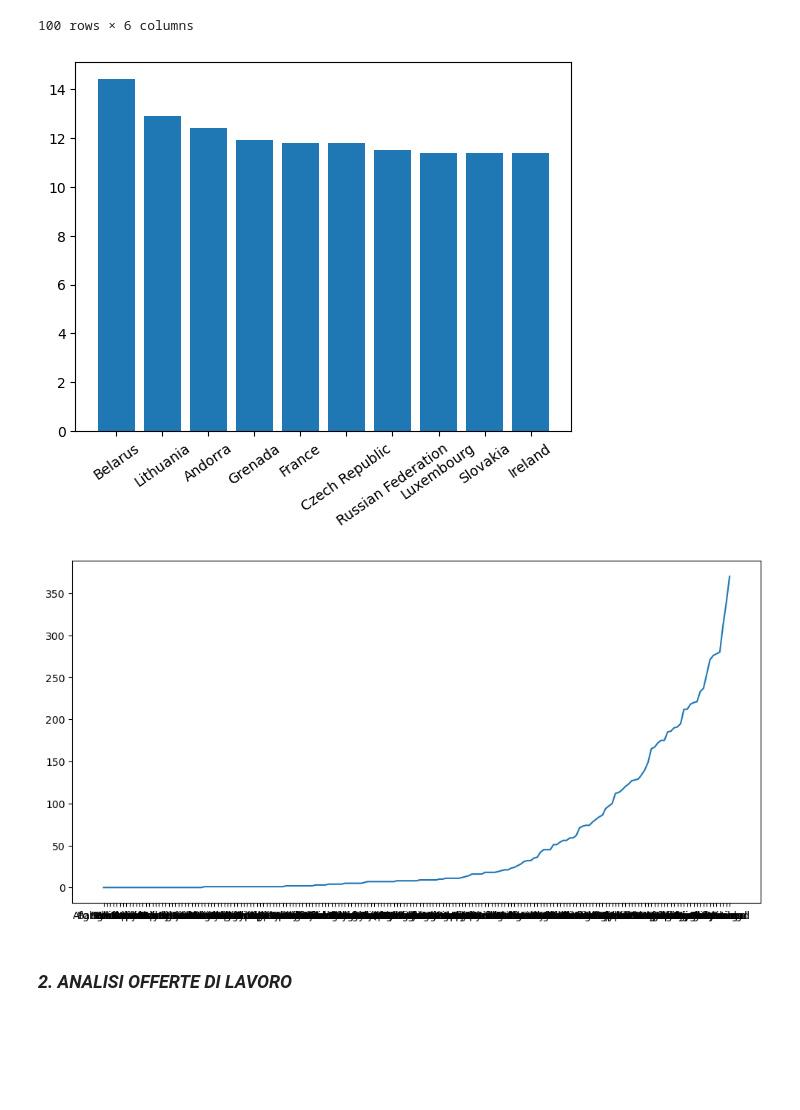
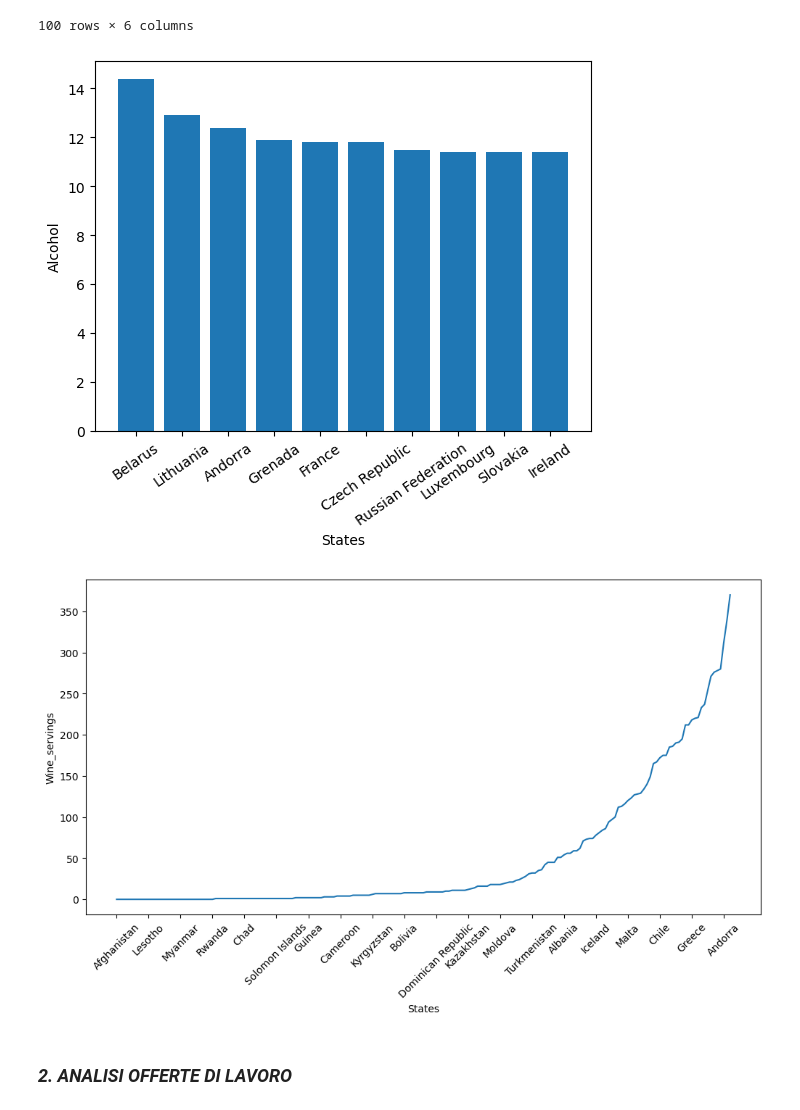
Before and after one commit to MatteoBarel57/programminglab2, a Jupyter notebook: Es3.ipynb, the cells around one changed output. Saved outputs shown, nothing was run; the diff lists cells and outputs as text; code cells hidden in the pictures; blank space fills up the shorter version.

```diff
--- a/Es3.ipynb
+++ b/Es3.ipynb
@@ -38,16 +38,23 @@ import matplotlib.pyplot as plt
 
 plt.bar(top10['country'], top10['total_litres_of_pure_alcohol'])
 plt.xticks(rotation=35)
+plt.xlabel("States")
+plt.ylabel("Alcohol")
 plt.show()
 # %% [output]
-[figure, old version]
+[figure, new version]
 # %%
 df_sorted_wine = df.sort_values(by='wine_servings')
 plt.figure(figsize=(12,6))
 plt.plot(df_sorted_wine['country'], df_sorted_wine['wine_servings'])
+plt.xticks(ticks=range(0, len(df_sorted_wine), 10),
+           labels=df_sorted_wine['country'][::10],
+           rotation=45)
+plt.xlabel("States")
+plt.ylabel("Wine_servings")
 plt.show()
 # %% [output]
-[figure, old version]
+[figure, new version]
 # %% [markdown]
 ### ***2. ANALISI OFFERTE DI LAVORO***
 # %%
```
Also changed, not shown: parts of 1 cell of this notebook.
